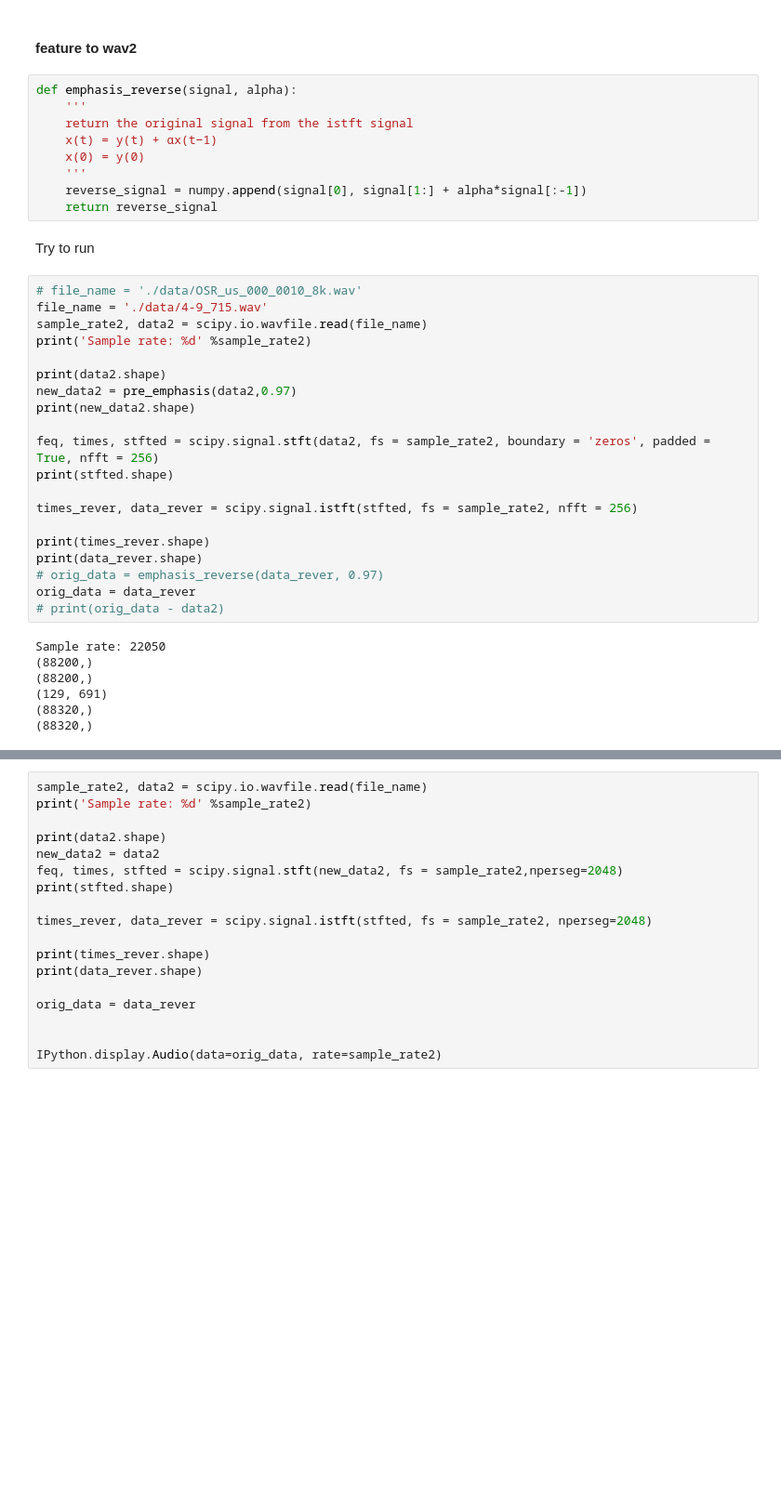
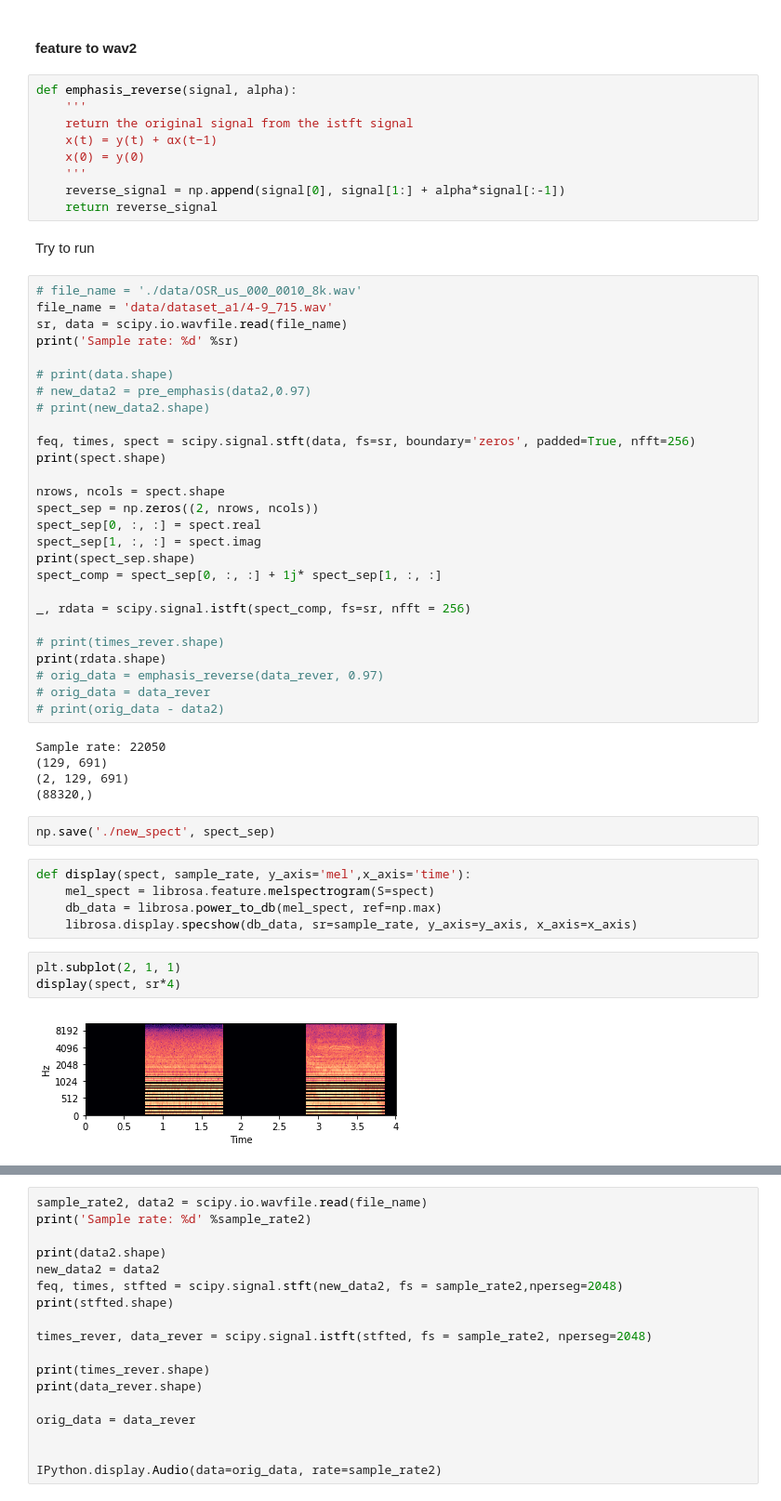
Before and after one commit to tianjunm/monaural-source-separation, a Jupyter notebook: scratch_chuning.ipynb, the cells around one changed output, grey strips where cells are left out. Shown at 93% size. Saved outputs shown, nothing was run; the diff lists cells and outputs as text; blank space fills up the shorter version.

```diff
--- a/scratch_chuning.ipynb
+++ b/scratch_chuning.ipynb
@@ -27,35 +30,52 @@ def emphasis_reverse(signal, alpha):
     x(t) = y(t) + αx(t−1)
     x(0) = y(0)
     '''
-    reverse_signal = numpy.append(signal[0], signal[1:] + alpha*signal[:-1])
+    reverse_signal = np.append(signal[0], signal[1:] + alpha*signal[:-1])
     return reverse_signal
 # %% [markdown]
 Try to run
 # %%
 # file_name = './data/OSR_us_000_0010_8k.wav'
-file_name = './data/4-9_715.wav'
-sample_rate2, data2 = scipy.io.wavfile.read(file_name)
-print('Sample rate: %d' %sample_rate2)
+file_name = 'data/dataset_a1/4-9_715.wav'
+sr, data = scipy.io.wavfile.read(file_name)
+print('Sample rate: %d' %sr)
 
-print(data2.shape)
-new_data2 = pre_emphasis(data2,0.97)
-print(new_data2.shape)
+# print(data.shape)
+# new_data2 = pre_emphasis(data2,0.97)
+# print(new_data2.shape)
 
-feq, times, stfted = scipy.signal.stft(data2, fs = sample_rate2, boundary = 'zeros', padded = True, nfft = 256)
-print(stfted.shape)
+feq, times, spect = scipy.signal.stft(data, fs=sr, boundary='zeros', padded=True, nfft=256)
+print(spect.shape)
 
-times_rever, data_rever = scipy.signal.istft(stfted, fs = sample_rate2, nfft = 256)
+nrows, ncols = spect.shape
+spect_sep = np.zeros((2, nrows, ncols))
+spect_sep[0, :, :] = spect.real
+spect_sep[1, :, :] = spect.imag
+print(spect_sep.shape)
+spect_comp = spect_sep[0, :, :] + 1j* spect_sep[1, :, :]
 
-print(times_rever.shape)
-print(data_rever.shape)
+_, rdata = scipy.signal.istft(spect_comp, fs=sr, nfft = 256)
+
+# print(times_rever.shape)
+print(rdata.shape)
 # orig_data = emphasis_reverse(data_rever, 0.97)
-orig_data = data_rever
+# orig_data = data_rever
 # print(orig_data - data2)
 # %% [output]
 Sample rate: 22050
-(88200,)
-(88200,)
 (129, 691)
+(2, 129, 691)
 (88320,)
-(88320,)
+# %%
+np.save('./new_spect', spect_sep)
+# %%
+def display(spect, sample_rate, y_axis='mel',x_axis='time'):
+    mel_spect = librosa.feature.melspectrogram(S=spect)
+    db_data = librosa.power_to_db(mel_spect, ref=np.max)
+    librosa.display.specshow(db_data, sr=sample_rate, y_axis=y_axis, x_axis=x_axis)
+# %%
+plt.subplot(2, 1, 1)
+display(spect, sr*4)
+# %% [output]
+[figure, added]
 # %%
```
Also changed, not shown: parts of 4 cells of this notebook, 1 other file.
